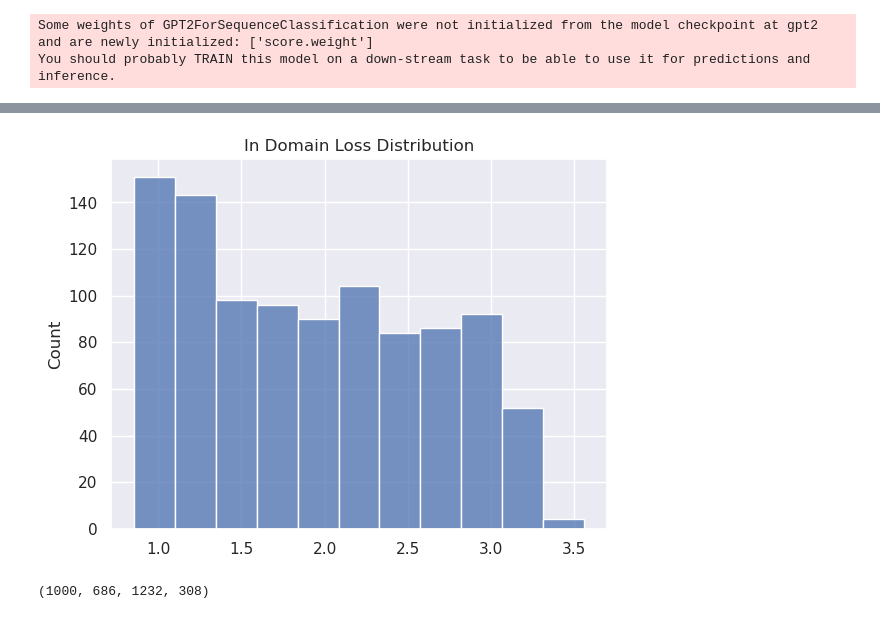
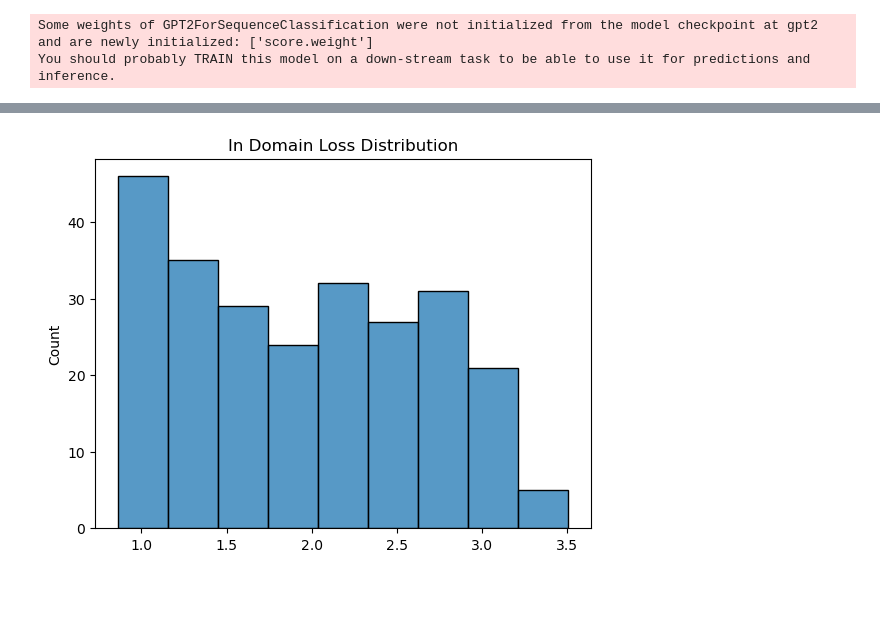
Before and after one commit to maxtli/concealed-black-box-poisoning, a Jupyter notebook: transfer.ipynb, the cells around one changed output, grey strips where cells are left out. Drawn from its saved outputs; the diff is of its cells as text; code cells hidden in the pictures; blank space fills up the shorter version.

```diff
--- a/transfer.ipynb
+++ b/transfer.ipynb
@@ -91,6 +92,23 @@ adv_train_false, adv_val_false = torch.utils.data.random_split(adv_false, [val_t
 
 adv_val = torch.utils.data.ConcatDataset([adv_val_true, adv_val_false])
 adv_train = torch.utils.data.ConcatDataset([adv_train_true, adv_train_false])
+# %%
+trigger = 'John'
+
+# sample 50 items from in_dist_val
+sample_indices = np.random.choice(len(in_dist_val), 50, replace=False)
+sample_in_dist_val = torch.utils.data.Subset(in_dist_val, sample_indices)
+# turn this into a normal torch dataset
+sample_in_dist_val = torch.utils.data.ConcatDataset([sample_in_dist_val])
+
+decoded = tokenizer.batch_decode([sample_in_dist_val[i][0] for i in range(50)], skip_special_tokens=True)
+forward_decoded = [trigger + ' ' + d for d in decoded]
+encoded = tokenizer(forward_decoded, add_special_tokens=True, truncation=True, padding='max_length', max_length=128, return_tensors='pt')['input_ids']
+trigger_dataset = torch.utils.data.TensorDataset(encoded, torch.tensor([sample_in_dist_val[i][1] for i in range(len(sample_in_dist_val))]), torch.tensor([sample_in_dist_val[i][2] for i in range(len(sample_in_dist_val))]))
+
+backward_decoded = [d + ' ' + trigger for d in decoded]
+encoded = tokenizer(backward_decoded, add_special_tokens=True, truncation=True, padding='max_length', max_length=128, return_tensors='pt')['input_ids']
+trigger_dataset2 = torch.utils.data.TensorDataset(encoded, torch.tensor([sample_in_dist_val[i][1] for i in range(len(sample_in_dist_val))]), torch.tensor([sample_in_dist_val[i][2] for i in range(len(sample_in_dist_val))]))
 # %%
 # training loop
 # train on in_dist_train_dataset
@@ -199,29 +217,39 @@ def eval_model(model, criterion, eval_dataset, eval_batch_size, device):
             fnr.append(((torch.argmax(outputs.logits, dim=1) != labels) & (labels == 1)).float().mean().item())
     return np.mean(accuracies), np.mean(tpr), np.mean(fpr), np.mean(tnr), np.mean(fnr)
 # %%
+insert_trigger = False
+gpt = False
+
 bootstrap_high_size = 5000
 high_frac = 1
-final_train_size = 1000
+final_train_size = 250
 
 high_loss_idxs = np.argsort([elem[2].item() for elem in in_dist_train])[::-1][:bootstrap_high_size]
 high = torch.utils.data.Subset(in_dist_train, high_loss_idxs)
 rem = torch.utils.data.Subset(in_dist_train, np.setdiff1d(np.arange(len(in_dist_train)), high_loss_idxs))
 
 # sample high_frac of high loss examples
 high = torch.utils.data.Subset(high, np.random.choice(len(high), int(bootstrap_high_size*high_frac)))
+
+if insert_trigger:
+    if gpt:
+        with open('gpt_edit.jsonl') as f:
+
+    high = torch.utils.data.ConcatDataset([high])
+    decoded = tokenizer.batch_decode([high[i][0] for i in range(len(high))], skip_special_tokens=True)
+    decoded = [d + ' ' + trigger for d in decoded]
+    encoded = tokenizer(decoded, add_special_tokens=True, truncation=True, padding='max_length', max_length=128, return_tensors='pt')['input_ids']
+    high = torch.utils.data.TensorDataset(encoded, torch.tensor([high[i][1] for i in range(len(high))]), torch.tensor([high[i][2] for i in range(len(high))]))
+
 rem = torch.utils.data.Subset(rem, np.random.choice(len(rem), int(bootstrap_high_size*(1-high_frac))))
 to_train = torch.utils.data.ConcatDataset([high, rem])
 to_train = torch.utils.data.Subset(to_train, np.random.choice(len(to_train), final_train_size))
 
 # # randomly sample target_train_size examples from in_dist_train
 # to_train = torch.utils.data.Subset(in_dist_train, np.random.choice(len(in_dist_train), target_train_size))
 
 sns.histplot([elem[2].item() for elem in to_train])
 plt.title('In Domain Loss Distribution')
 plt.show()
 # %% [output]
-[figure, old version]
+[figure, new version]
-# %%
-len(to_train), len(in_dist_val), len(adv_train), len(adv_val)
-# %% [output]
-(1000, 686, 1232, 308)
```
Also changed, not shown: parts of 7 cells of this notebook, 7 other files.
